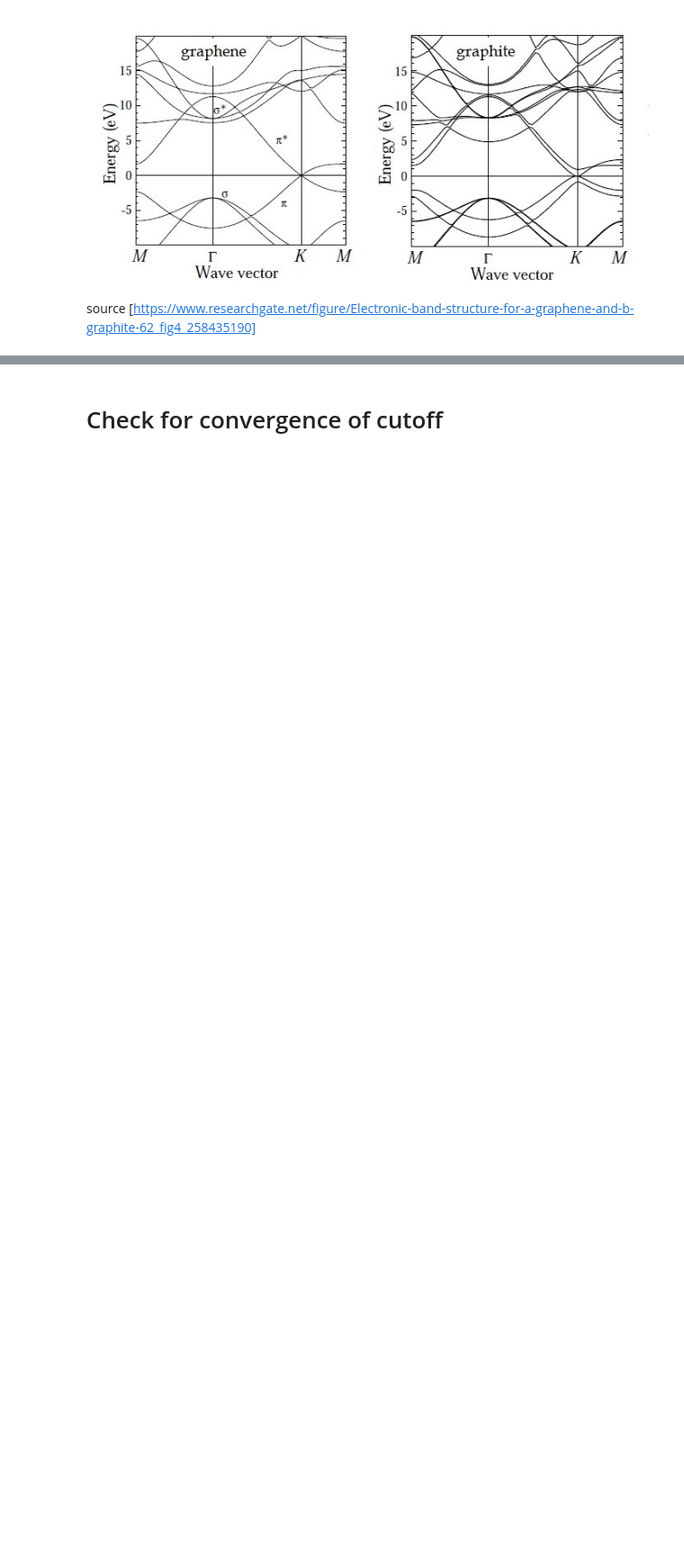
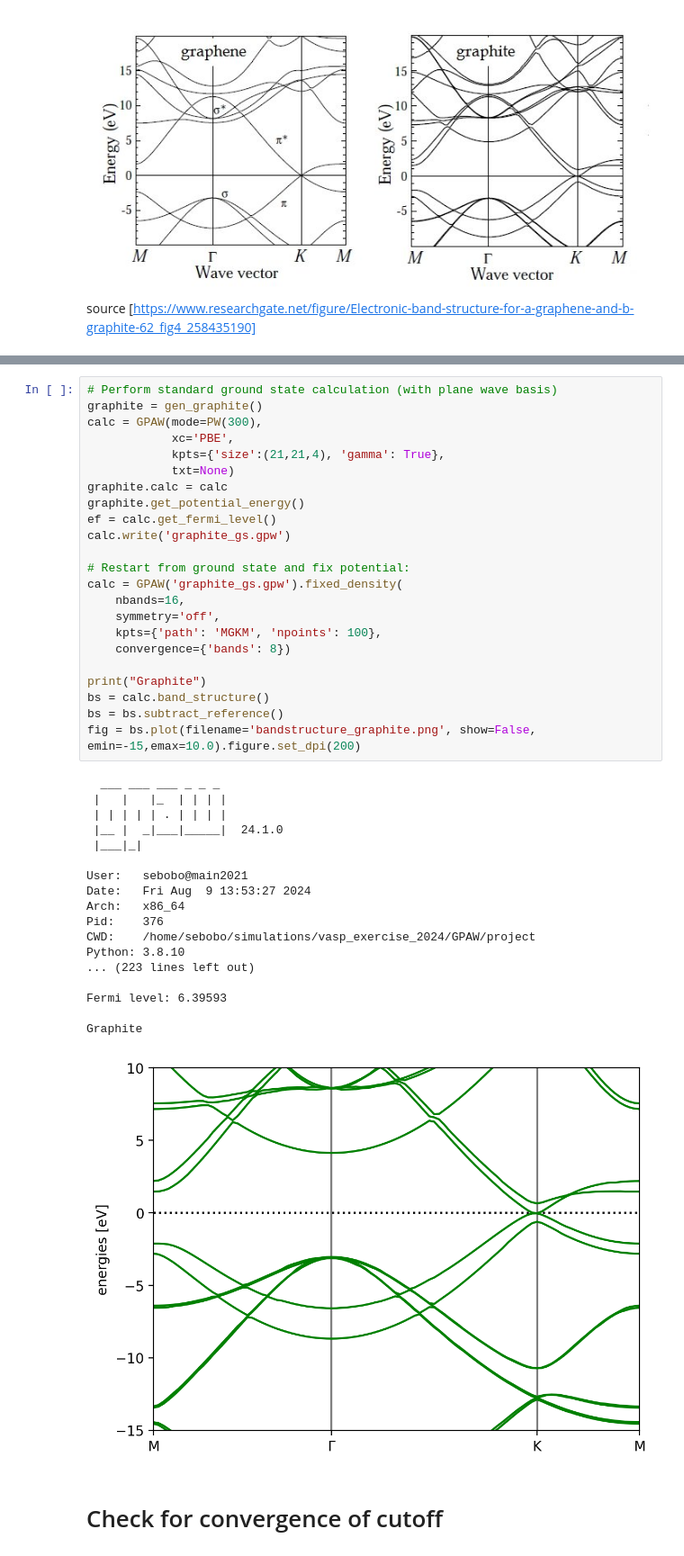
Before and after one commit to sebobo233/simulation, a Jupyter notebook: project.ipynb, the cells around one changed output, grey strips where cells are left out. Shown at 90% size. Cells and saved outputs as stored; diff of their text form; blank space fills up the shorter version.

```diff
--- a/project.ipynb
+++ b/project.ipynb
@@ -567,3 +578,45 @@ Graphene
+# %%
+# Perform standard ground state calculation (with plane wave basis)
+graphite = gen_graphite()
+calc = GPAW(mode=PW(300),
+            xc='PBE',
+            kpts={'size':(21,21,4), 'gamma': True},
+            txt=None)
+graphite.calc = calc
+graphite.get_potential_energy()
+ef = calc.get_fermi_level()
+calc.write('graphite_gs.gpw')
+
+# Restart from ground state and fix potential:
+calc = GPAW('graphite_gs.gpw').fixed_density(
+    nbands=16,
+    symmetry='off',
+    kpts={'path': 'MGKM', 'npoints': 100},
+    convergence={'bands': 8})
+
+print("Graphite")
+bs = calc.band_structure()
+bs = bs.subtract_reference()
+fig = bs.plot(filename='bandstructure_graphite.png', show=False, emin=-15,emax=10.0).figure.set_dpi(200)
+# %% [output]
+  ___ ___ ___ _ _ _
+ |   |   |_  | | | |
+ | | | | | . | | | |
+ |__ |  _|___|_____|  24.1.0
+ |___|_|
+
+User:   sebobo@main2021
+Date:   Fri Aug  9 13:53:27 2024
+Arch:   x86_64
+Pid:    376
+CWD:    /home/sebobo/simulations/vasp_exercise_2024/GPAW/project
+Python: 3.8.10
+... (223 lines left out)
+
+Fermi level: 6.39593
+
+Graphite
+[figure, added]
 # %% [markdown]
 # Check for convergence of cutoff
 # %%
```
Also changed, not shown: parts of 11 cells of this notebook.
